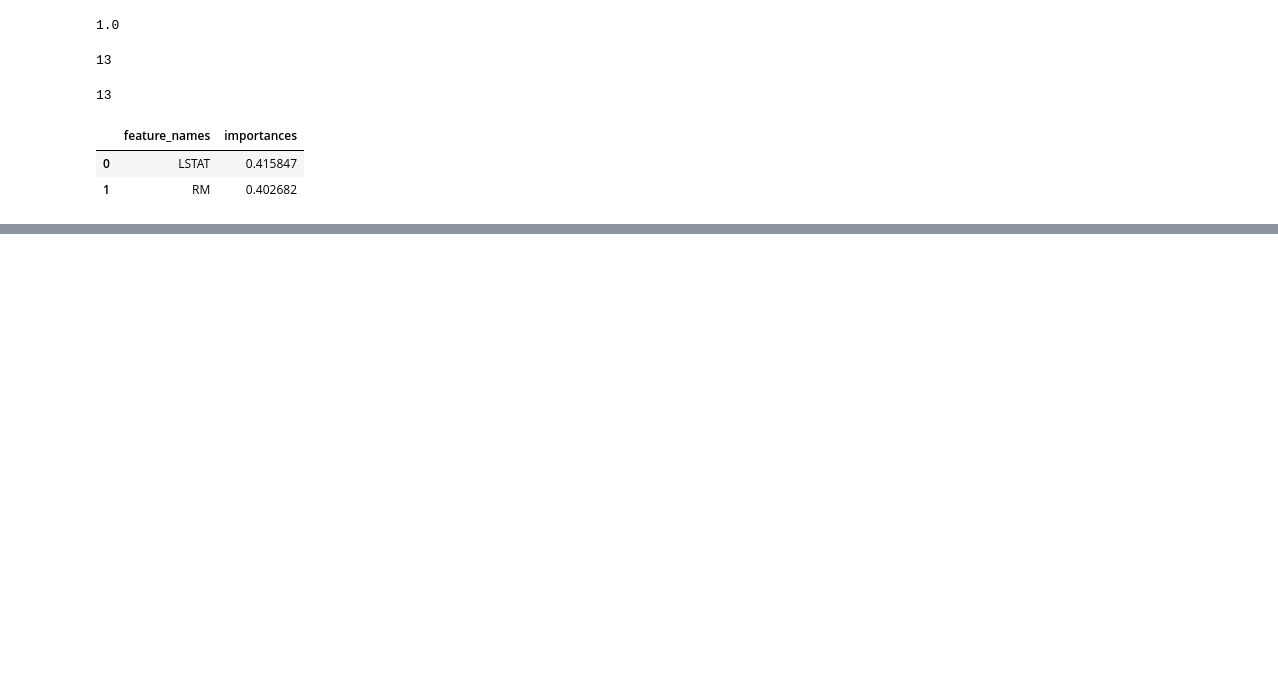
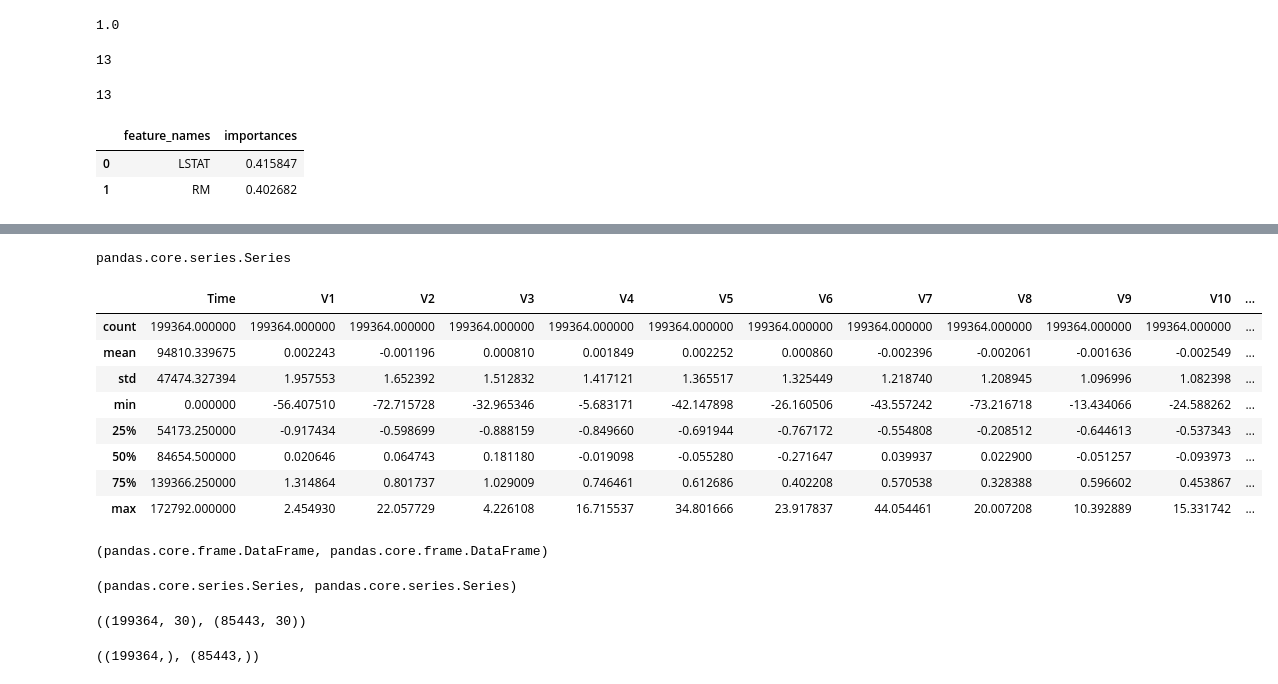
Before and after one commit to Grayni/DS, a Jupyter notebook: learing_with_a_teacher.ipynb, the cells around one changed output, grey strips where cells are left out. Drawn from its saved outputs; the diff is of its cells as text; code cells hidden in the pictures; blank space fills up the shorter version.

```diff
--- a/learing_with_a_teacher.ipynb
+++ b/learing_with_a_teacher.ipynb
@@ -232,0 +305,3 @@ imp_df.sort_values(by=['importances'], ascending=False, ignore_index=True)[:2]
+# %%
+y = pd.Series(df['Class'])
+y
@@ -232,0 +321,34 @@ imp_df.sort_values(by=['importances'], ascending=False, ignore_index=True)[:2]
+# %%
+type(y)
+# %% [output]
+pandas.core.series.Series
+# %%
+X_train, X_test, y_train, y_test = train_test_split(X, y, test_size=0.3, random_state=100, stratify=y)
+# %%
+X_train.describe()
+# %% [output]
+|  | Time | V1 | V2 | V3 | V4 | V5 | V6 | V7 | V8 | V9 | V10 | ... |
+| count | 199364.000000 | 199364.000000 | 199364.000000 | 199364.000000 | 199364.000000 | 199364.000000 | 199364.000000 | 199364.000000 | 199364.000000 | 199364.000000 | 199364.000000 | ... |
+| mean | 94810.339675 | 0.002243 | -0.001196 | 0.000810 | 0.001849 | 0.002252 | 0.000860 | -0.002396 | -0.002061 | -0.001636 | -0.002549 | ... |
+| std | 47474.327394 | 1.957553 | 1.652392 | 1.512832 | 1.417121 | 1.365517 | 1.325449 | 1.218740 | 1.208945 | 1.096996 | 1.082398 | ... |
+| min | 0.000000 | -56.407510 | -72.715728 | -32.965346 | -5.683171 | -42.147898 | -26.160506 | -43.557242 | -73.216718 | -13.434066 | -24.588262 | ... |
+| 25% | 54173.250000 | -0.917434 | -0.598699 | -0.888159 | -0.849660 | -0.691944 | -0.767172 | -0.554808 | -0.208512 | -0.644613 | -0.537343 | ... |
+| 50% | 84654.500000 | 0.020646 | 0.064743 | 0.181180 | -0.019098 | -0.055280 | -0.271647 | 0.039937 | 0.022900 | -0.051257 | -0.093973 | ... |
+| 75% | 139366.250000 | 1.314864 | 0.801737 | 1.029009 | 0.746461 | 0.612686 | 0.402208 | 0.570538 | 0.328388 | 0.596602 | 0.453867 | ... |
+| max | 172792.000000 | 2.454930 | 22.057729 | 4.226108 | 16.715537 | 34.801666 | 23.917837 | 44.054461 | 20.007208 | 10.392889 | 15.331742 | ... |
+# %%
+type(X_train), type(X_test)
+# %% [output]
+(pandas.core.frame.DataFrame, pandas.core.frame.DataFrame)
+# %%
+type(y_train), type(y_test)
+# %% [output]
+(pandas.core.series.Series, pandas.core.series.Series)
+# %%
+X_train.shape, X_test.shape
+# %% [output]
+((199364, 30), (85443, 30))
+# %%
+y_train.shape, y_test.shape
+# %% [output]
+((199364,), (85443,))
```
Also changed, not shown: parts of 18 cells of this notebook, 1 other file.
